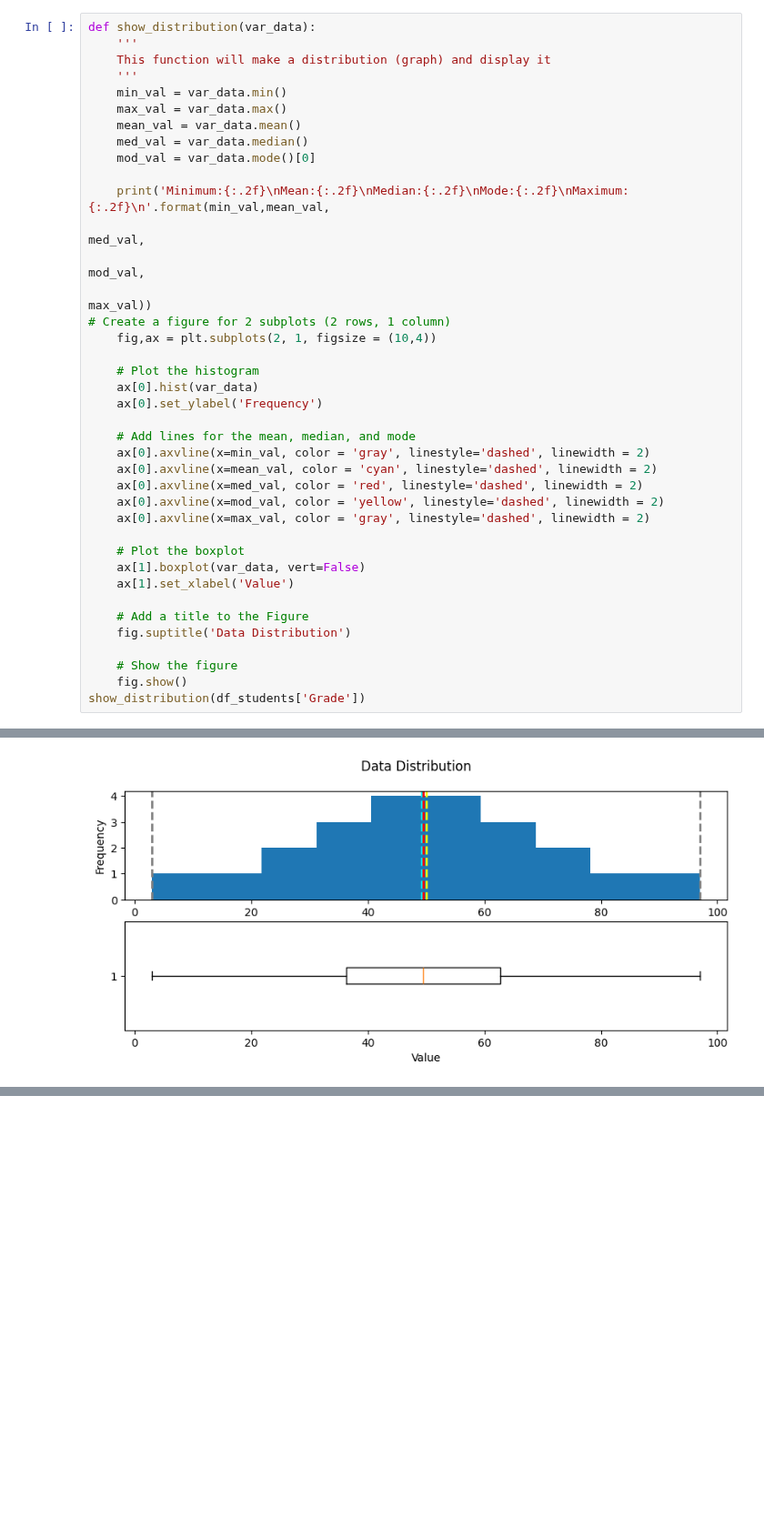
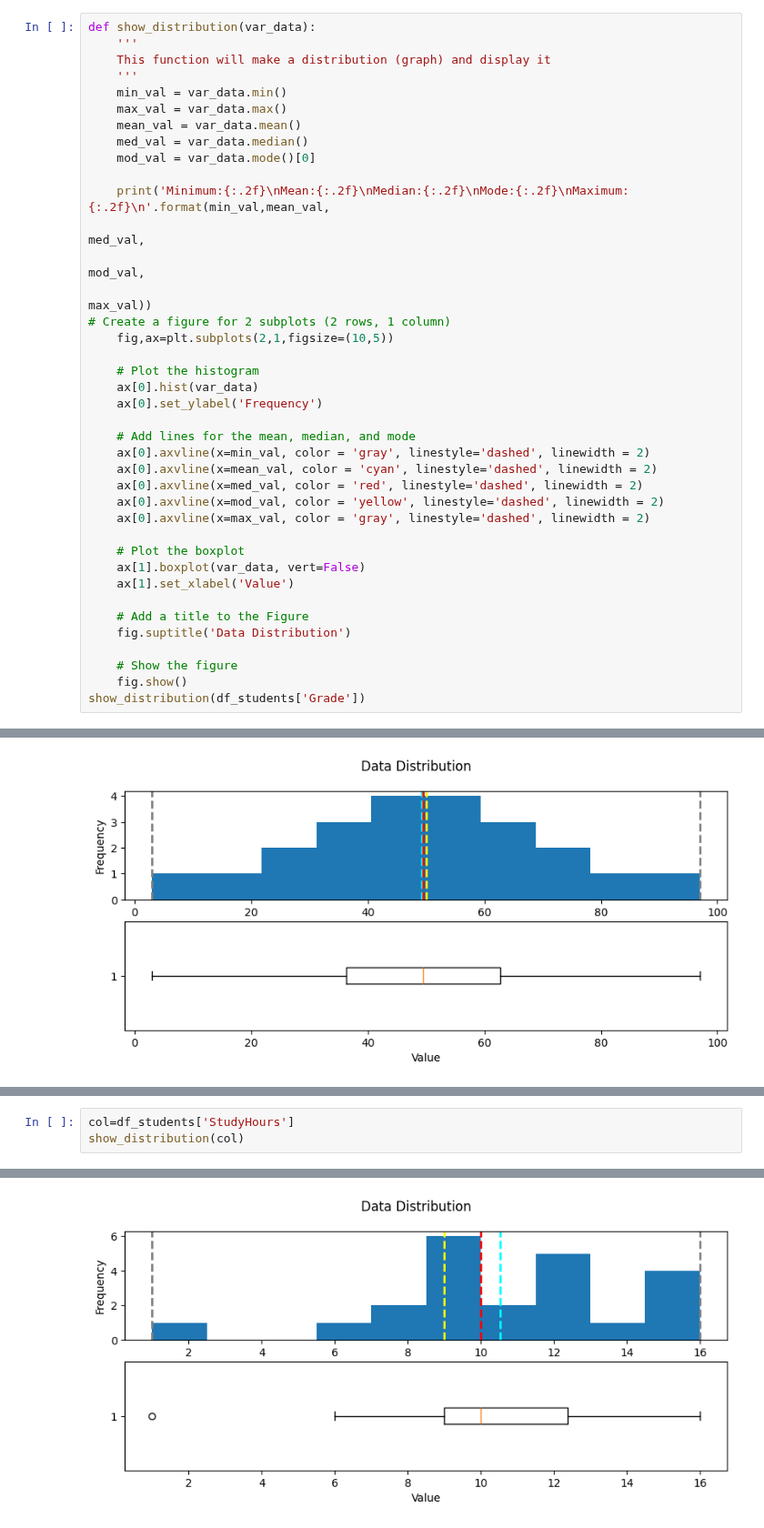
Before and after one commit to SanjilaGangaju/ExploratoryDataAnalysis_usingPython, a Jupyter notebook: Realdata.ipynb, the cells around one changed output, grey strips where cells are left out. Shown at 91% size. Drawn from its saved outputs; the diff is of its cells as text; blank space fills up the shorter version.

Commit message:
examined the distribution of the study hours

```diff
--- a/Realdata.ipynb
+++ b/Realdata.ipynb
@@ -105,7 +105,7 @@ def show_distribution(var_data):
                                                                                             mod_val,
                                                                                             max_val))
 # Create a figure for 2 subplots (2 rows, 1 column)
-    fig,ax = plt.subplots(2, 1, figsize = (10,4))
+    fig,ax=plt.subplots(2,1,figsize=(10,5))
 
     # Plot the histogram
     ax[0].hist(var_data)
@@ -137,0 +140,4 @@ Maximum:97.00
+# %%
+col=df_students['StudyHours']
+show_distribution(col)
+# %% [output]
@@ -137,0 +149 @@ Maximum:97.00
+[figure, added]
```
Also changed, not shown: parts of 5 cells of this notebook.
